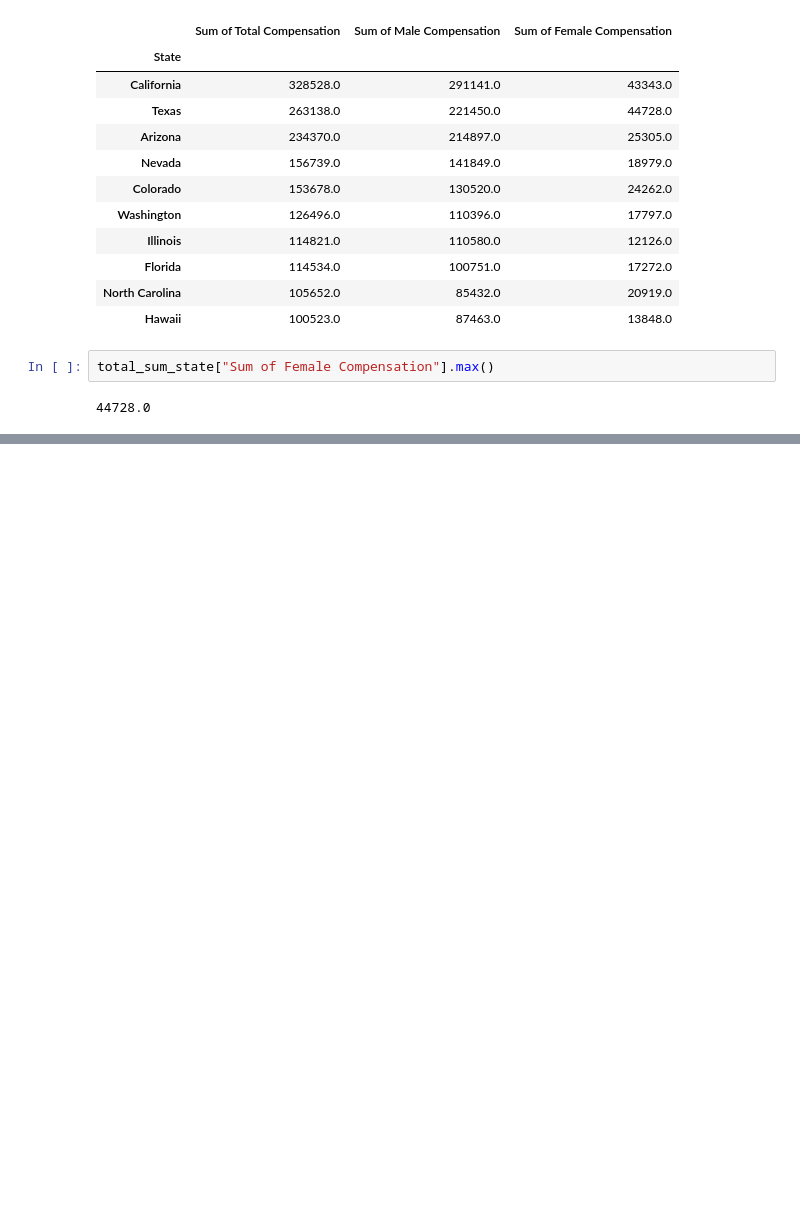
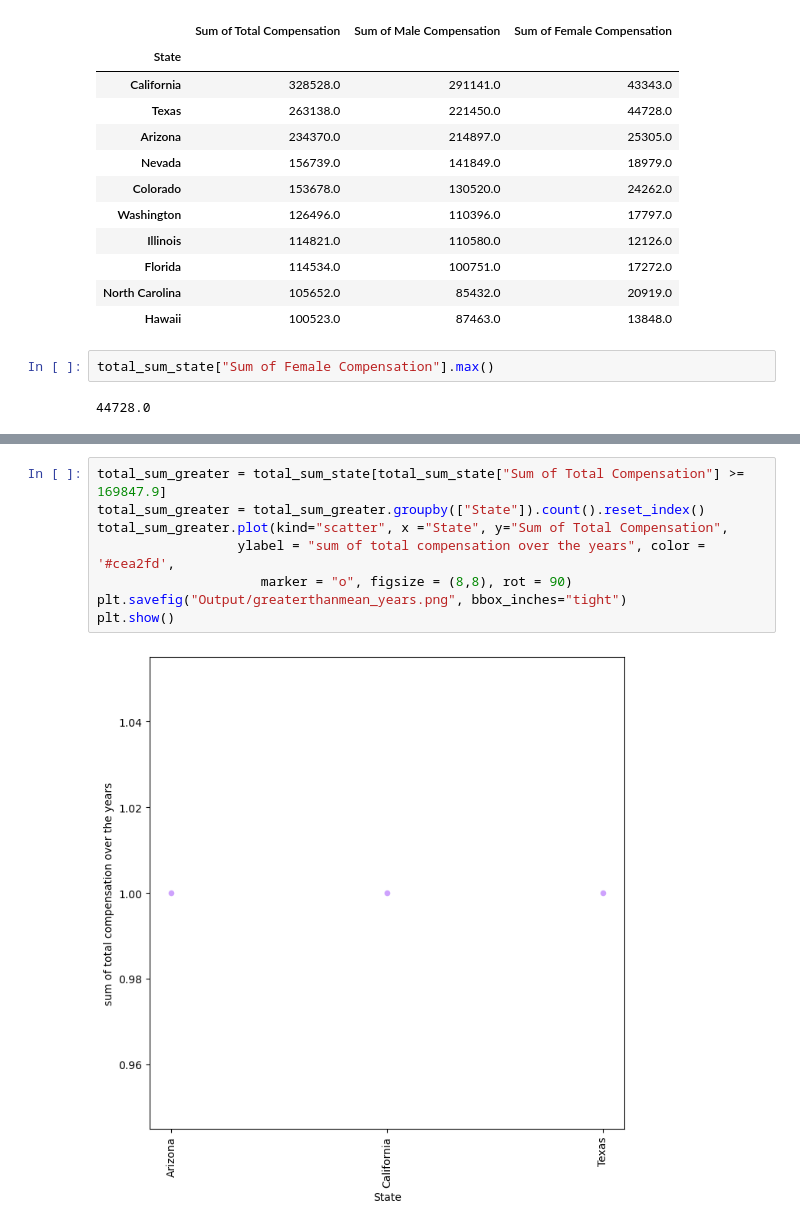
Before and after one commit to nicduffee/project1, a Jupyter notebook: Disability.ipynb, the cells around one changed output, grey strips where cells are left out. Saved outputs shown, nothing was run; the diff lists cells and outputs as text; blank space fills up the shorter version.

```diff
--- a/Disability.ipynb
+++ b/Disability.ipynb
@@ -509,0 +517,10 @@ combined_compensation.groupby(["State"]).count()
+# %%
+total_sum_greater = total_sum_state[total_sum_state["Sum of Total Compensation"] >= 169847.9]
+total_sum_greater = total_sum_greater.groupby(["State"]).count().reset_index()
+total_sum_greater.plot(kind="scatter", x ="State", y="Sum of Total Compensation",
+                  ylabel = "sum of total compensation over the years", color = '#cea2fd',
+                     marker = "o", figsize = (8,8), rot = 90)
+plt.savefig("Output/greaterthanmean_years.png", bbox_inches="tight")
+plt.show()
+# %% [output]
+[figure, added]
```
Also changed, not shown: parts of 5 cells of this notebook, 1 other file.
